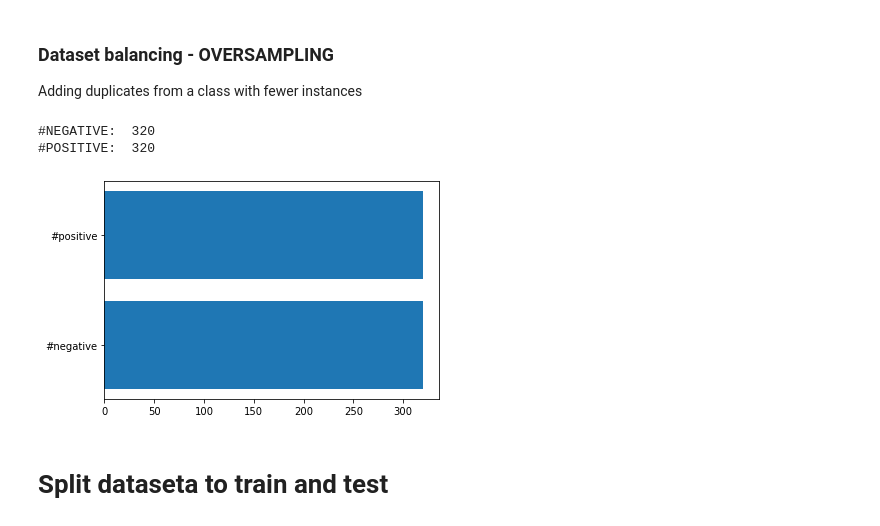
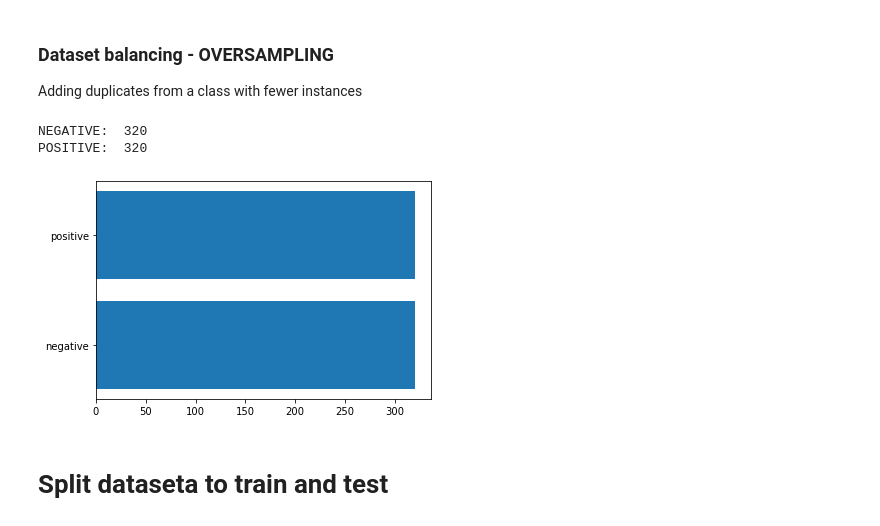
Before and after one commit to MilicaTrifunovic/MachineLearning, a Jupyter notebook: Project 1/Classification.ipynb, the cells around one changed output. Drawn from its saved outputs; the diff is of its cells as text; code cells hidden in the pictures.

```diff
--- a/Project 1/Classification.ipynb
+++ b/Project 1/Classification.ipynb
@@ -239,18 +262,18 @@ Adding duplicates from a class with fewer instances
 # %%
 df_majority_OS = dataset[dataset['class'] == 1]
 df_minority_OS = dataset[dataset['class'] == 0]
 
 df_minority_upsampled = resample(df_minority_OS, replace=True, n_samples=positive_count, random_state=0)
 df_upsampled = pd.concat([df_majority_OS, df_minority_upsampled])
 oversampled_positive_count, oversampled_negative_count = df_upsampled['class'].value_counts()
 
-plt.barh(["#negative","#positive"], [oversampled_negative_count, oversampled_positive_count])
-print("#NEGATIVE:  "+ str(oversampled_negative_count))
-print("#POSITIVE:  "+ str(oversampled_positive_count))
+plt.barh(["negative","positive"], [oversampled_negative_count, oversampled_positive_count])
+print("NEGATIVE:  "+ str(oversampled_negative_count))
+print("POSITIVE:  "+ str(oversampled_positive_count))
 # %% [output]
-#NEGATIVE:  320
-#POSITIVE:  320
+NEGATIVE:  320
+POSITIVE:  320
-[figure, old version]
+[figure, new version]
 # %% [markdown]
 # Split dataseta to train and test
 # %% [markdown]
```
Also changed, not shown: parts of 69 cells of this notebook.
